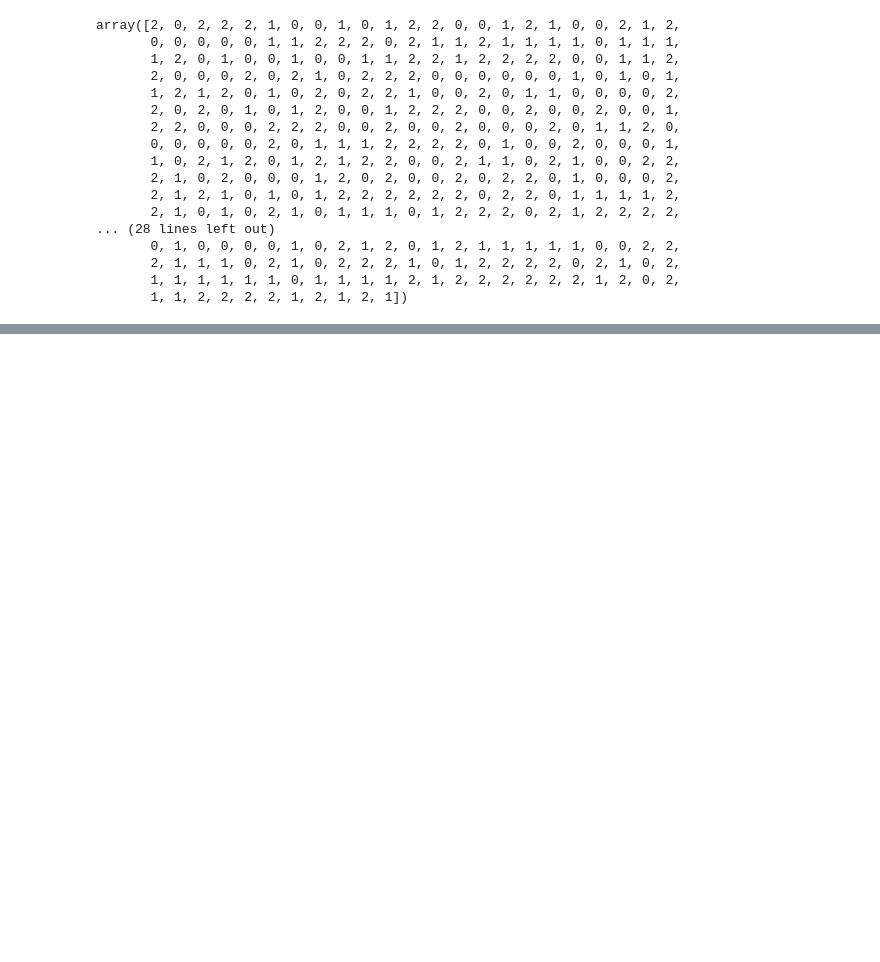
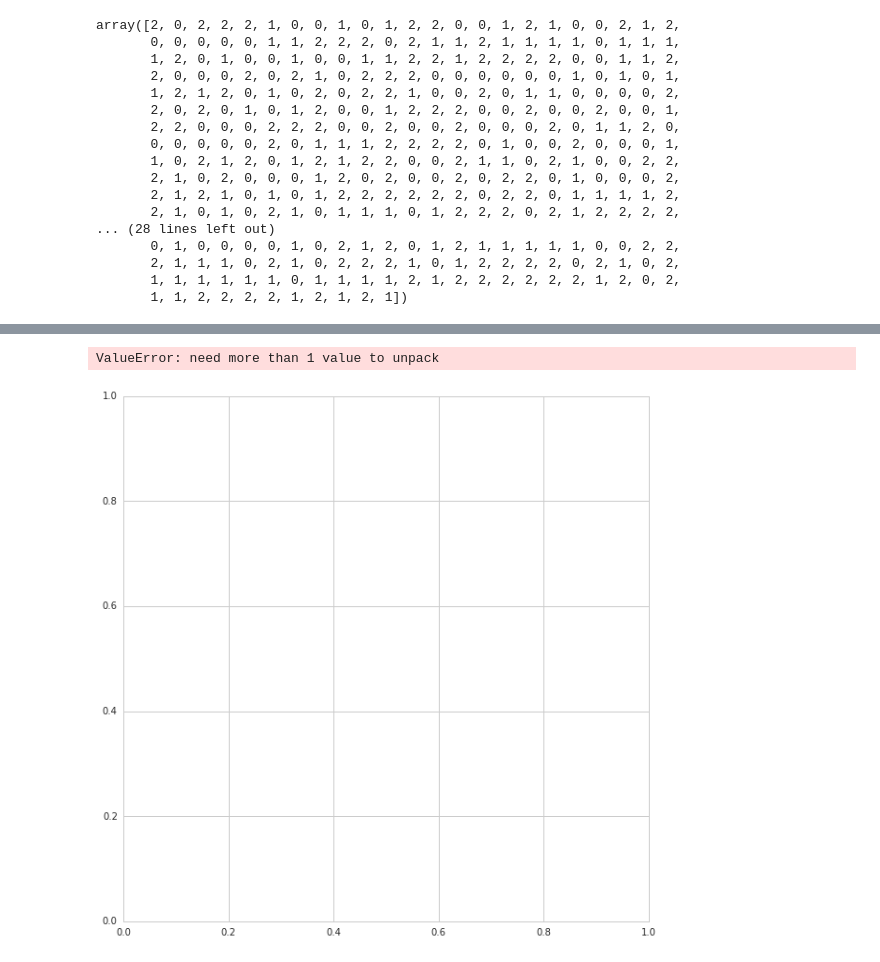
Before and after one commit to azbones/big_data, a Jupyter notebook: week_5/Week 6- ML and Stats.ipynb, the cells around one changed output, grey strips where cells are left out. Saved outputs shown, nothing was run; the diff lists cells and outputs as text; code cells hidden in the pictures; blank space fills up the shorter version.

```diff
--- a/week_5/Week 6- ML and Stats.ipynb
+++ b/week_5/Week 6- ML and Stats.ipynb
@@ -91,0 +171,5 @@ plt.show()
+# %%
+plot_iris_classification(neighbors.KNeighborsClassifier, n_neighbors=3)
+# %% [output]
+ValueError: need more than 1 value to unpack
+[figure, added]
```
Also changed, not shown: parts of 9 cells of this notebook.
